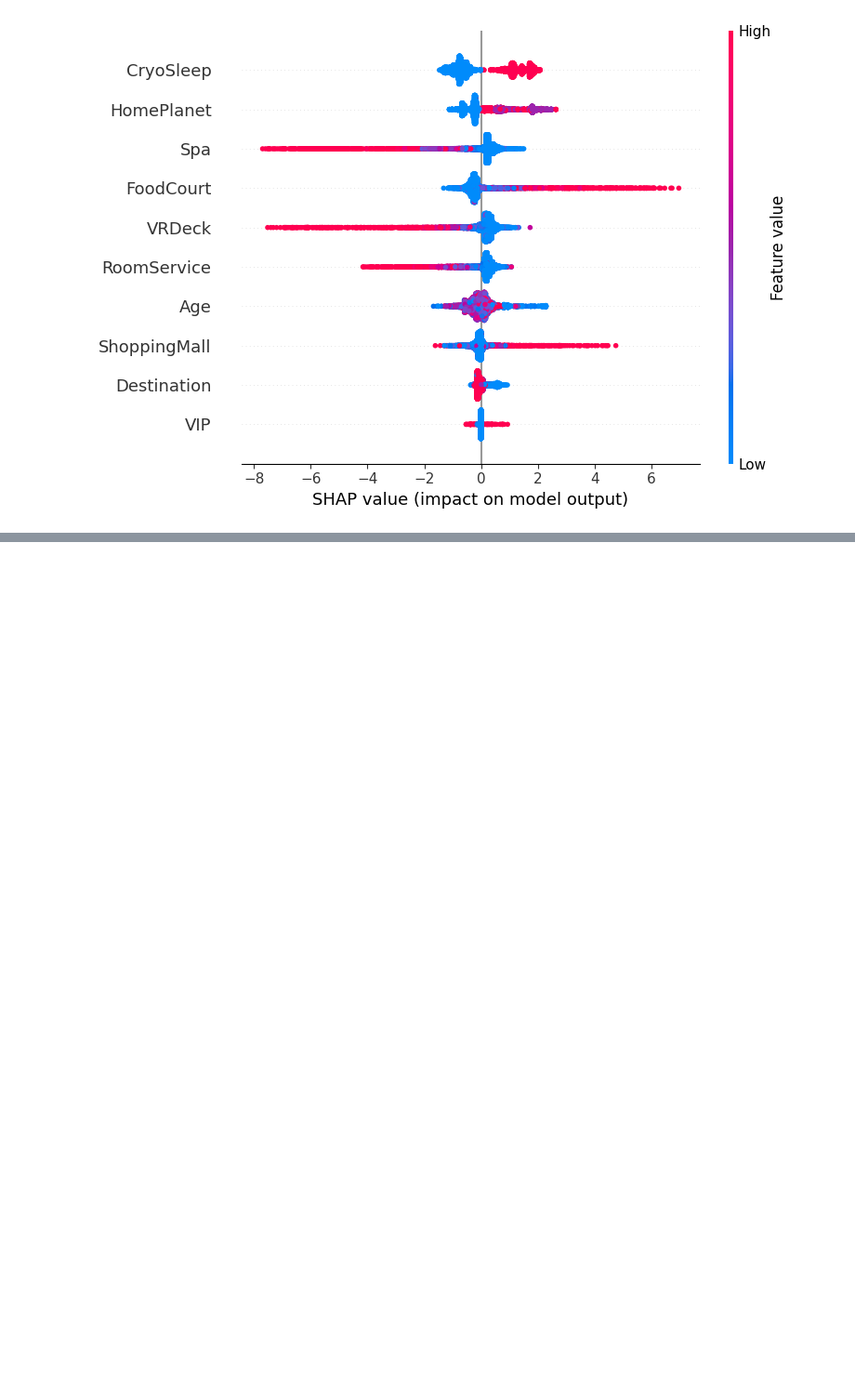
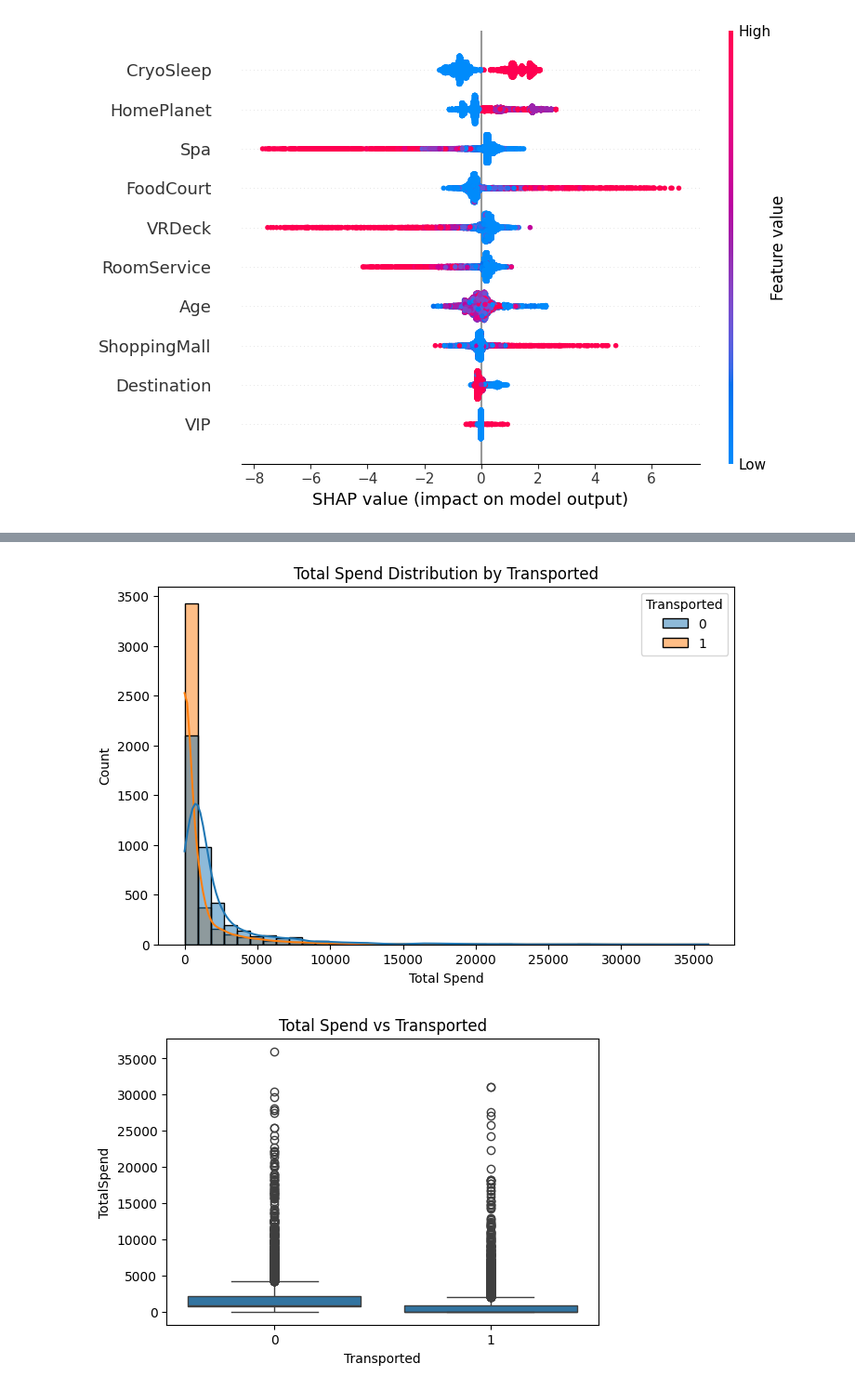
Before and after one commit to Kaggle-challange-group8/Titanic_space_ship_group_8, a Jupyter notebook: Kaggle_challange_group8.ipynb, the cells around one changed output, grey strips where cells are left out. Shown at 93% size. Drawn from its saved outputs; the diff is of its cells as text; code cells hidden in the pictures; blank space fills up the shorter version.

```diff
--- a/Kaggle_challange_group8.ipynb
+++ b/Kaggle_challange_group8.ipynb
@@ -569,0 +654,18 @@ Passing `palette` without assigning `hue` is deprecated and will be removed in v
+# %%
+# Total spend feature
+train_df['TotalSpend'] = train_df[['RoomService', 'FoodCourt', 'ShoppingMall', 'Spa', 'VRDeck']].sum(axis=1)
+
+plt.figure(figsize=(8, 5))
+sns.histplot(data=train_df, x='TotalSpend', hue='Transported', bins=40, kde=True)
+plt.title("Total Spend Distribution by Transported")
+plt.xlabel("Total Spend")
+plt.show()
+
+# Boxplot
+plt.figure(figsize=(6, 4))
+sns.boxplot(data=train_df, x='Transported', y='TotalSpend')
+plt.title("Total Spend vs Transported")
+plt.show()
+# %% [output]
+[figure, added]
+[figure, added]
```
Also changed, not shown: parts of 15 cells of this notebook.
